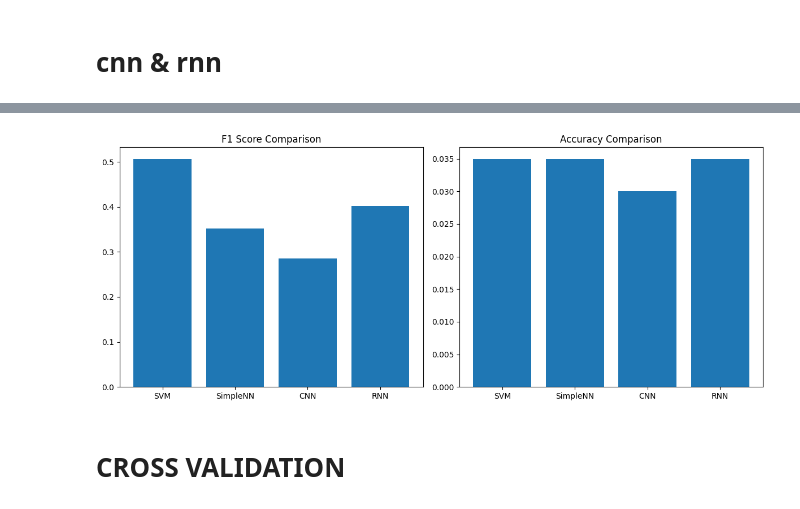
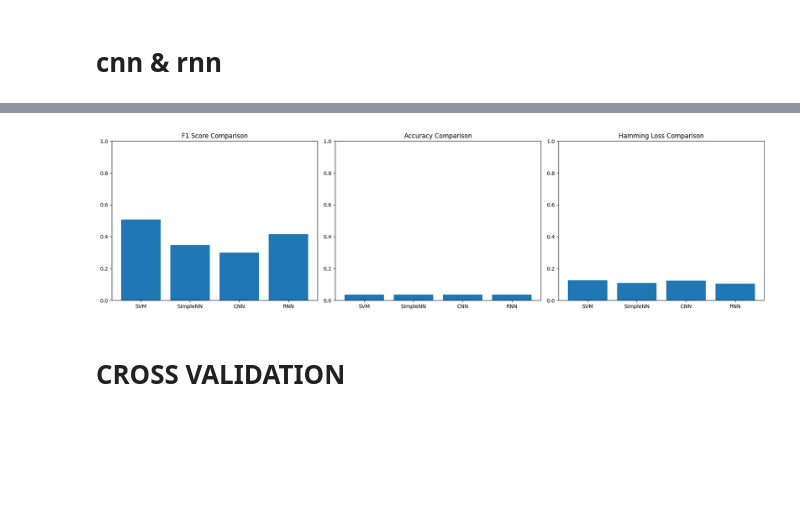
Before and after one commit to sleepyliii/project, a Jupyter notebook: model_train.ipynb, the cells around one changed output, grey strips where cells are left out. Drawn from its saved outputs; the diff is of its cells as text; code cells hidden in the pictures; blank space fills up the shorter version.

```diff
--- a/model_train.ipynb
+++ b/model_train.ipynb
@@ -263,15 +270,17 @@ class TextRNN(nn.Module):
 import torch.nn as nn
 import torch.optim as optim
 from torch.utils.data import DataLoader, TensorDataset
-from sklearn.metrics import f1_score, accuracy_score
+from sklearn.metrics import f1_score, accuracy_score, hamming_loss
 import wandb
 
 wandb.login()
 
 best_cnn_f1 = 0
 best_cnn_acc = 0
+best_cnn_hamming = float('inf')
 best_rnn_f1 = 0
 best_rnn_acc = 0
+best_rnn_hamming = float('inf')
 
 learning_rates = [2e-5, 1e-5]
 num_epochs = [10, 20, 50]
@@ -285,6 +294,7 @@ models = {
 for model_name, model in models.items():
     best_f1 = 0
     best_acc = 0
+    best_hamming = float('inf')
     best_model_state = None
 
     for lr in learning_rates:
@@ -347,15 +357,18 @@ for model_name, model in models.items():
                         test_preds = test_outputs > 0.5
                         test_f1 = f1_score(y_test.numpy(), test_preds.numpy(), average='micro')
                         test_acc = accuracy_score(y_test.numpy(), test_preds.numpy())
+                        test_hamming = hamming_loss(y_test.numpy(), test_preds.numpy())
 
                         wandb.log({
                             "test_f1": test_f1,
-                            "test_accuracy": test_acc
+                            "test_accuracy": test_acc,
+                            "test_hamming_loss": test_hamming
                         })
 
                         if test_f1 > best_f1:
                             best_f1 = test_f1
                             best_acc = test_acc
+                            best_hamming = test_hamming
                             best_model_state = model.state_dict()
                             torch.save(best_model_state, f"best_{model_name}.pt")
 
@@ -364,15 +377,17 @@ for model_name, model in models.items():
     if model_name == "CNN":
         best_cnn_f1 = best_f1
         best_cnn_acc = best_acc
+        best_cnn_hamming = best_hamming
     elif model_name == "RNN":
         best_rnn_f1 = best_f1
         best_rnn_acc = best_acc
+        best_rnn_hamming = best_hamming
 
-    print(f"Final best {model_name}: F1={best_f1:.4f}, Accuracy={best_acc:.4f}")
+    print(f"Final best {model_name}: F1={best_f1:.4f}, Accuracy={best_acc:.4f}, Hamming Loss={best_hamming:.4f}")
 
 print("\nFinal Results:")
-print(f"CNN - F1: {best_cnn_f1:.4f}, Accuracy: {best_cnn_acc:.4f}")
-print(f"RNN - F1: {best_rnn_f1:.4f}, Accuracy: {best_rnn_acc:.4f}")
+print(f"CNN - F1: {best_cnn_f1:.4f}, Accuracy: {best_cnn_acc:.4f}, Hamming Loss: {best_cnn_hamming:.4f}")
+print(f"RNN - F1: {best_rnn_f1:.4f}, Accuracy: {best_rnn_acc:.4f}, Hamming Loss: {best_rnn_hamming:.4f}")
 # %% [output]
 [interactive output not drawn]
 [interactive output not drawn]
@@ -395,26 +410,35 @@ RNN - F1: 0.4023, Accuracy: 0.0350
 # %%
 import matplotlib.pyplot as plt
 
 results = [
-    {"Model": "SVM", "F1": svm_f1, "Accuracy": svm_accuracy},
-    {"Model": "SimpleNN", "F1": best_simple_nn_f1, "Accuracy": best_simple_nn_acc},
-    {"Model": "CNN", "F1": best_cnn_f1, "Accuracy": best_cnn_acc},
-    {"Model": "RNN", "F1": best_rnn_f1, "Accuracy": best_rnn_acc}
+    {"Model": "SVM", "F1": svm_f1, "Accuracy": svm_accuracy, "Hamming Loss": svm_hamming},
+    {"Model": "SimpleNN", "F1": best_simple_nn_f1, "Accuracy": best_simple_nn_acc, "Hamming Loss": best_simple_nn_hamming},
+    {"Model": "CNN", "F1": best_cnn_f1, "Accuracy": best_cnn_acc, "Hamming Loss": best_cnn_hamming},
+    {"Model": "RNN", "F1": best_rnn_f1, "Accuracy": best_rnn_acc, "Hamming Loss": best_rnn_hamming}
 ]
 
-plt.figure(figsize=(12, 5))
-plt.subplot(1, 2, 1)
+plt.figure(figsize=(18, 5))
+
+plt.subplot(1, 3, 1)
 plt.bar([x["Model"] for x in results], [x["F1"] for x in results])
 plt.title("F1 Score Comparison")
+plt.ylim(0, 1)
 
-plt.subplot(1, 2, 2)
+plt.subplot(1, 3, 2)
 plt.bar([x["Model"] for x in results], [x["Accuracy"] for x in results])
 plt.title("Accuracy Comparison")
+plt.ylim(0, 1)
+
+plt.subplot(1, 3, 3)
+plt.bar([x["Model"] for x in results], [x["Hamming Loss"] for x in results])
+plt.title("Hamming Loss Comparison")
+plt.ylim(0, 1)
 
 plt.tight_layout()
 plt.savefig("model_comparison.png")
+plt.show()
 # %% [output]
-[figure, old version]
+[figure, new version]
 # %% [markdown]
 # CROSS VALIDATION
 # %%
```
Also changed, not shown: parts of 5 cells of this notebook.
